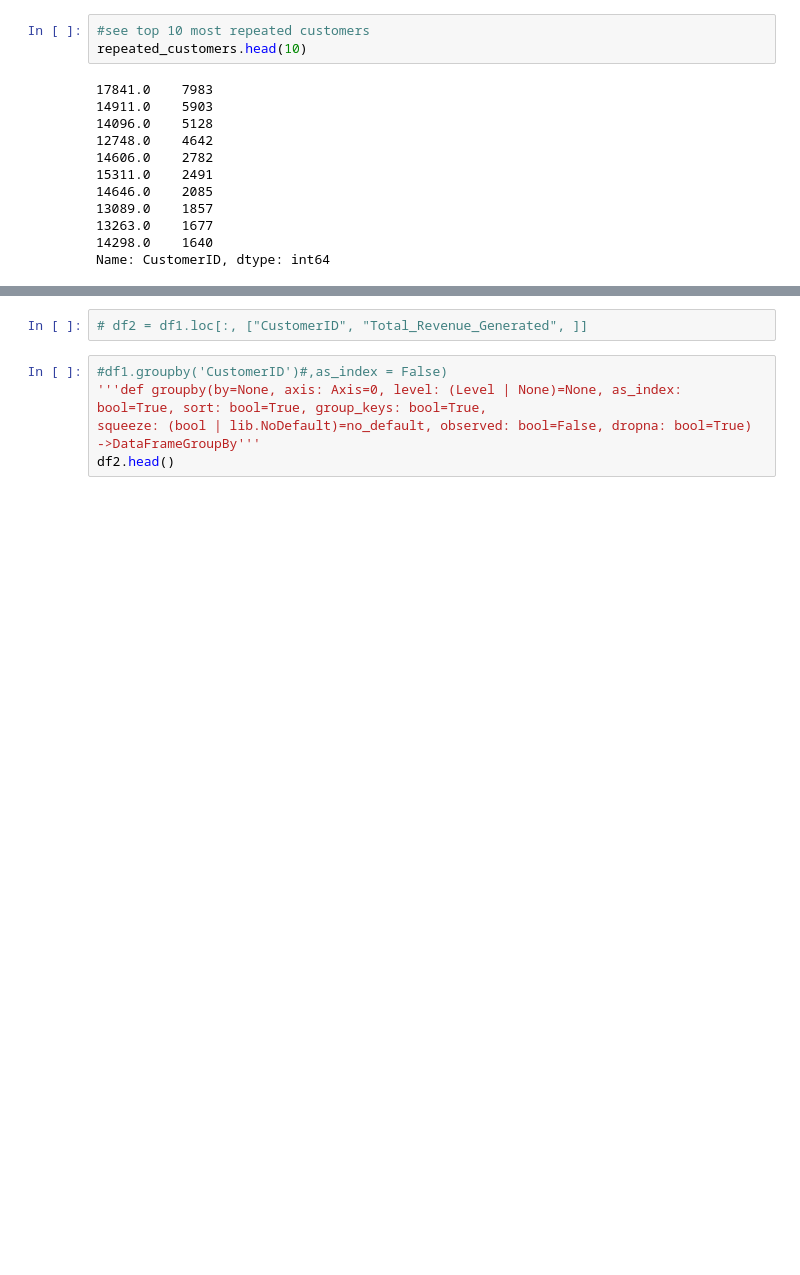
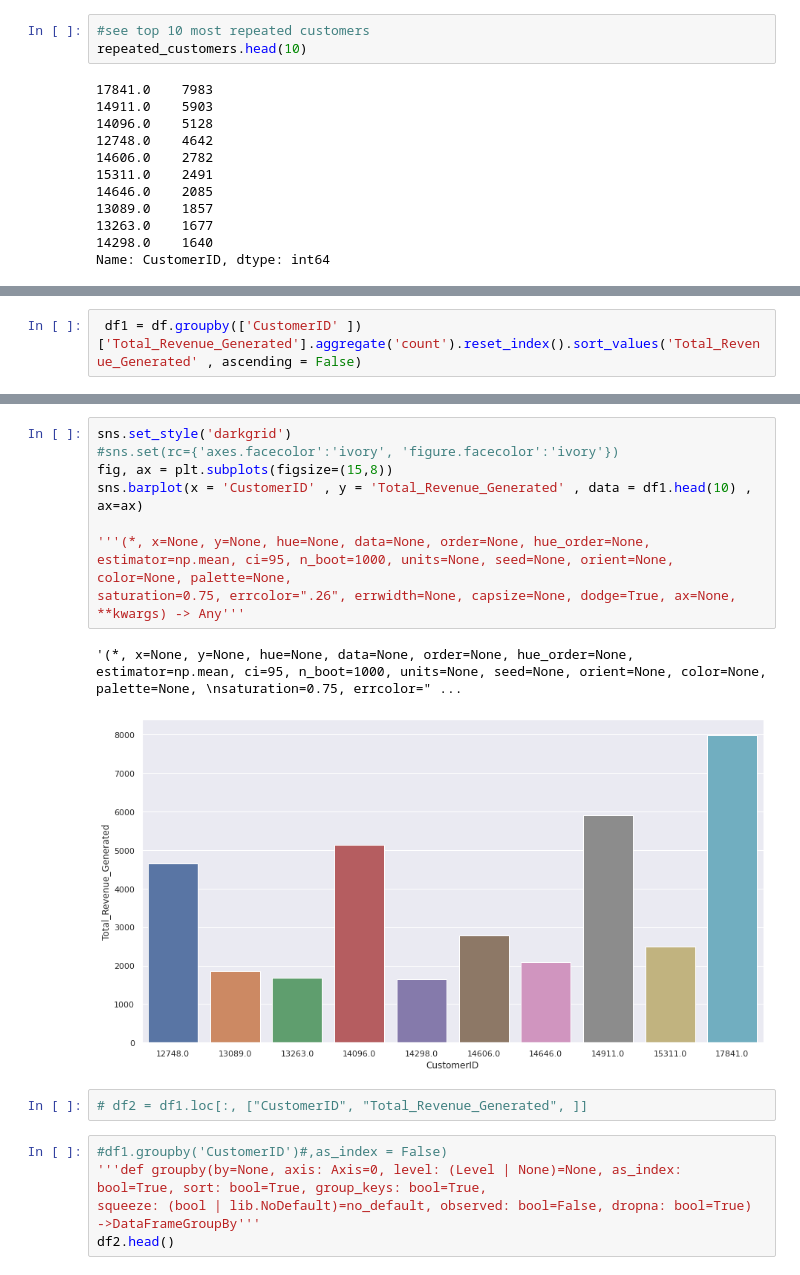
Before and after one commit to sandeepbansode/Basic_Python_Assignments, a Jupyter notebook: Capstone_Project_1_Propensity_Model.ipynb, the cells around one changed output, grey strips where cells are left out. Saved outputs shown, nothing was run; the diff lists cells and outputs as text; blank space fills up the shorter version.

```diff
--- a/Capstone_Project_1_Propensity_Model.ipynb
+++ b/Capstone_Project_1_Propensity_Model.ipynb
@@ -368,0 +360,2 @@ df.shape
+# %%
+ df1 = df.groupby(['CustomerID' ]) ['Total_Revenue_Generated'].aggregate('count').reset_index().sort_values('Total_Revenue_Generated' , ascending = False)
@@ -369,3 +391,14 @@ df.shape
+# %%
+sns.set_style('darkgrid')
+#sns.set(rc={'axes.facecolor':'ivory', 'figure.facecolor':'ivory'})
+fig, ax = plt.subplots(figsize=(15,8))
+sns.barplot(x = 'CustomerID' , y = 'Total_Revenue_Generated' , data = df1.head(10) , ax=ax)
+
+'''(*, x=None, y=None, hue=None, data=None, order=None, hue_order=None, estimator=np.mean, ci=95, n_boot=1000, units=None, seed=None, orient=None, color=None, palette=None,
+saturation=0.75, errcolor=".26", errwidth=None, capsize=None, dodge=True, ax=None, **kwargs) -> Any'''
+# %% [output]
+'(*, x=None, y=None, hue=None, data=None, order=None, hue_order=None, estimator=np.mean, ci=95, n_boot=1000, units=None, seed=None, orient=None, color=None, palette=None, \nsaturation=0.75, errcolor=" ...
+[figure, added]
 # %%
 # df2 = df1.loc[:, ["CustomerID", "Total_Revenue_Generated", ]]
 # %%
```
Also changed, not shown: parts of 5 cells of this notebook.
